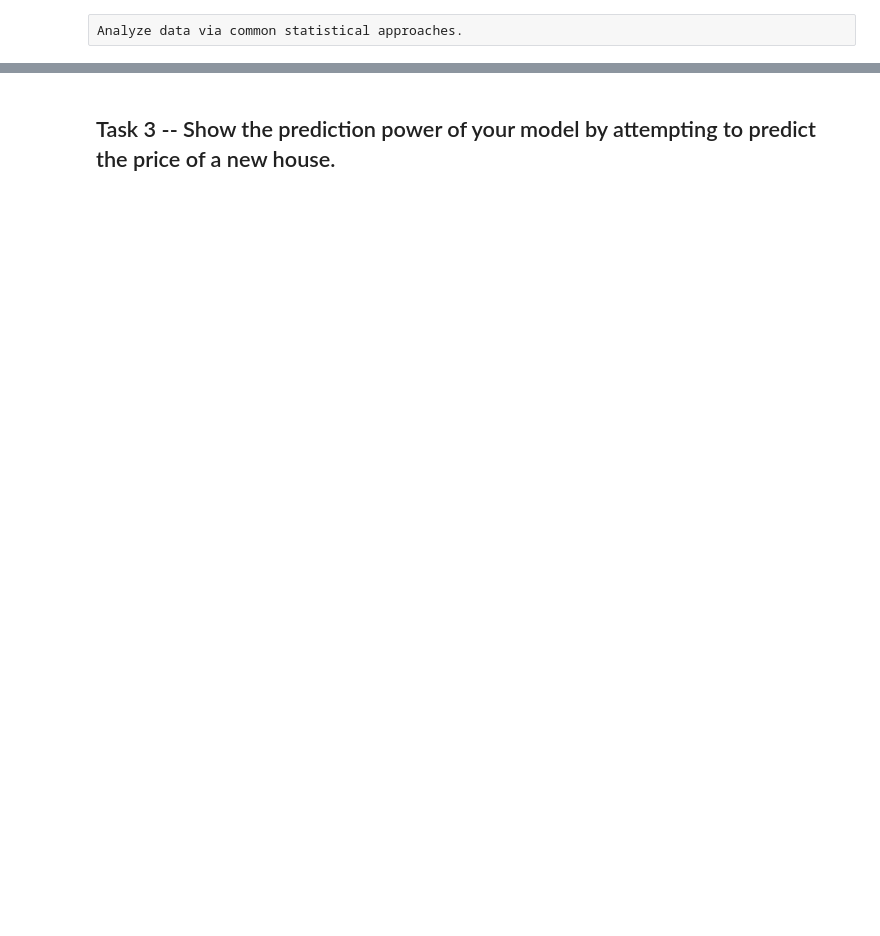
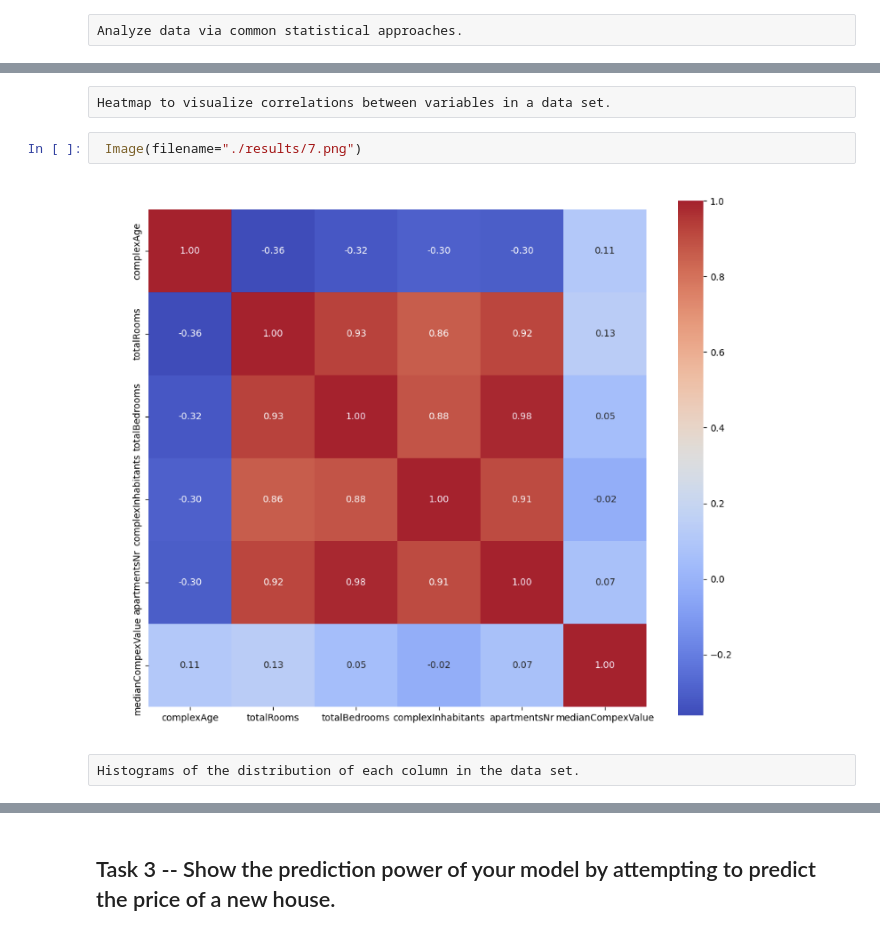
Before and after one commit to vastafi/AI_Labs, a Jupyter notebook: 4.LinearRegression/L4_Astafi_Valentina.ipynb, the cells around one changed output, grey strips where cells are left out. Cells and saved outputs as stored; diff of their text form; blank space fills up the shorter version.

```diff
--- a/4.LinearRegression/L4_Astafi_Valentina.ipynb
+++ b/4.LinearRegression/L4_Astafi_Valentina.ipynb
@@ -82,0 +96,8 @@ Image(filename="./results/6.png")
+# %% [raw]
+Heatmap to visualize correlations between variables in a data set.
+# %%
+ Image(filename="./results/7.png")
+# %% [output]
+[figure, added]
+# %% [raw]
+Histograms of the distribution of each column in the data set.
```
Also changed, not shown: parts of 39 cells of this notebook, 22 other files.
